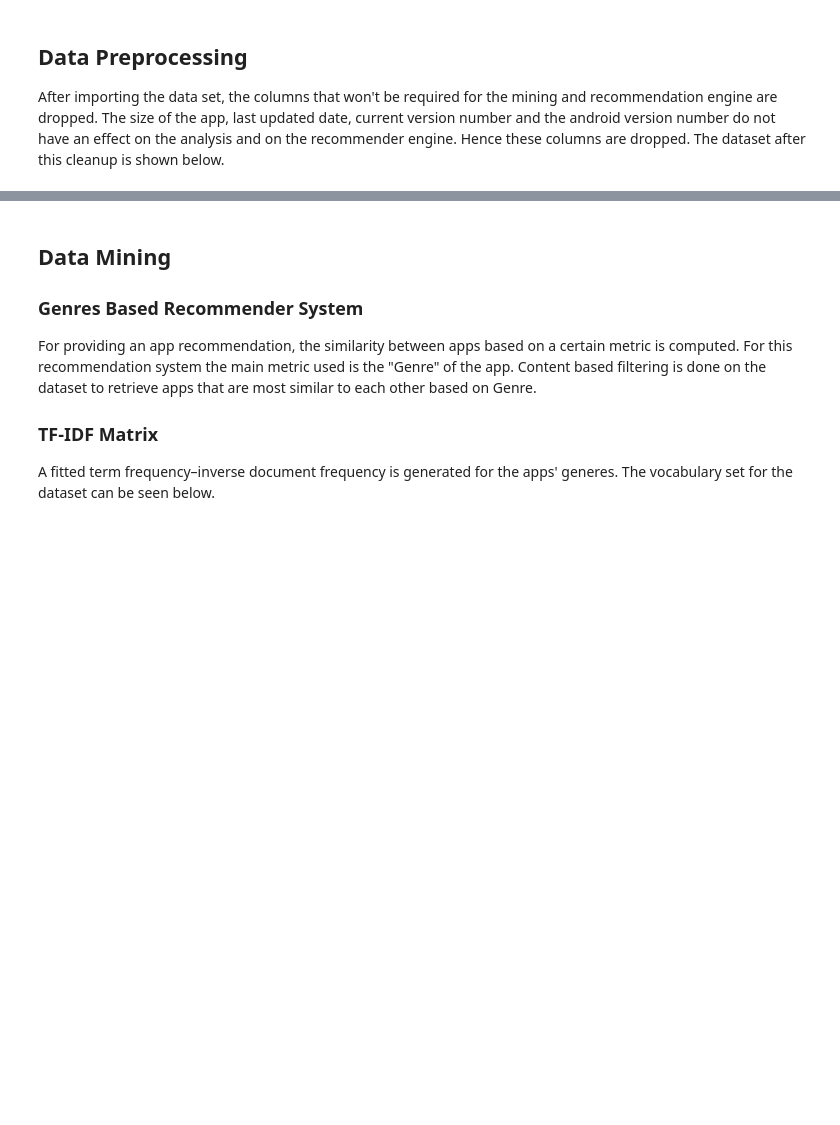
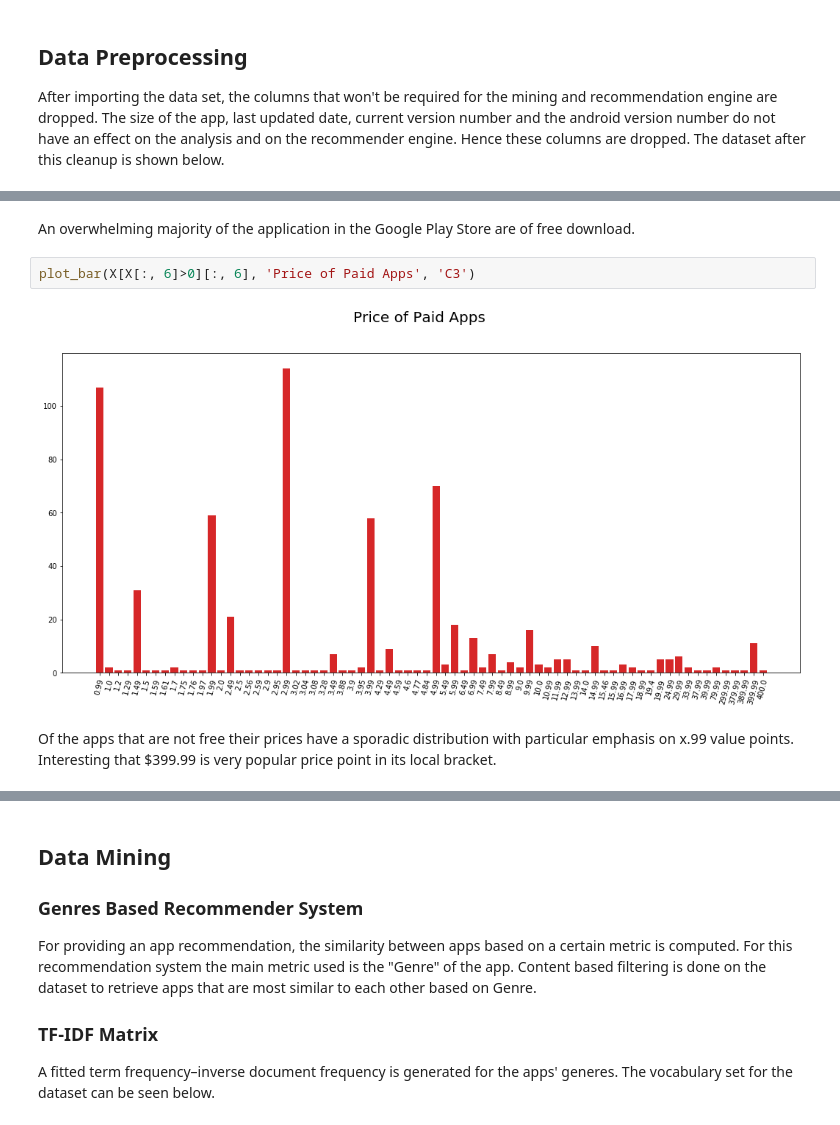
Before and after one commit to chrisann0295/DataExploration, a Jupyter notebook: DataAnalysis.ipynb, the cells around one changed output, grey strips where cells are left out. Cells and saved outputs as stored; diff of their text form; blank space fills up the shorter version.

```diff
--- a/DataAnalysis.ipynb
+++ b/DataAnalysis.ipynb
@@ -61,0 +141,8 @@ data.head()
+# %% [markdown]
+An overwhelming majority of the application in the Google Play Store are of free download.
+# %%
+plot_bar(X[X[:, 6]>0][:, 6], 'Price of Paid Apps', 'C3')
+# %% [output]
+[figure, added]
+# %% [markdown]
+Of the apps that are not free their prices have a sporadic distribution with particular emphasis on x.99 value points. Interesting that $399.99 is very popular price point in its local bracket.
```
Also changed, not shown: parts of 34 cells of this notebook.
